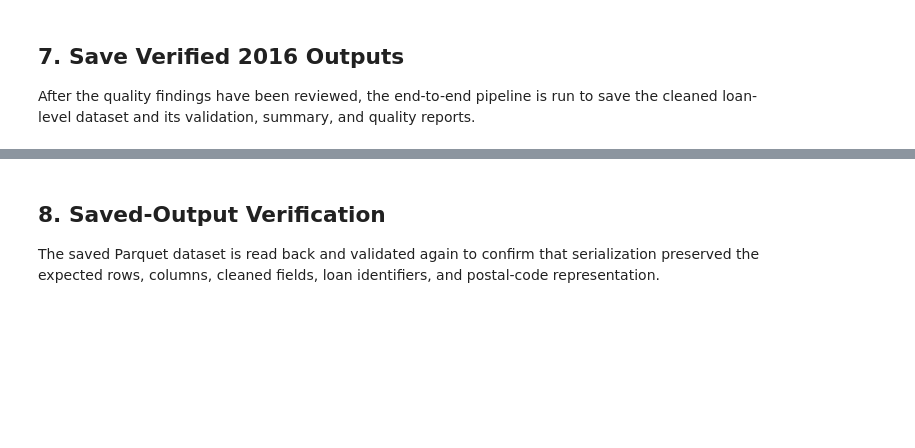
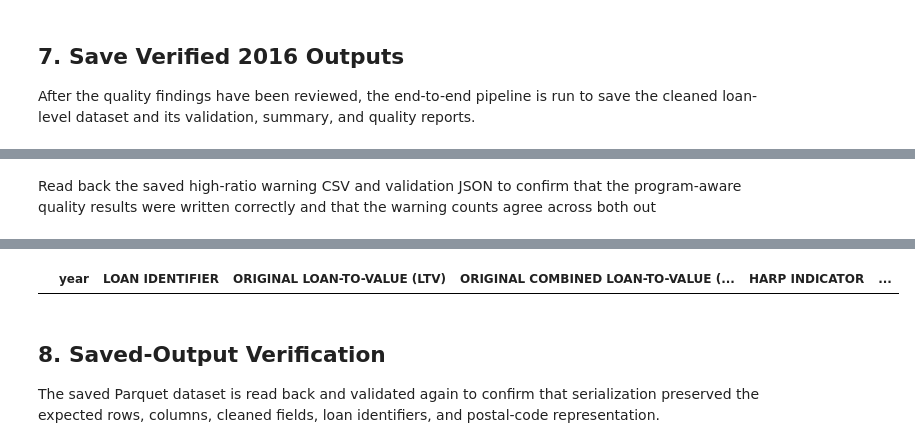
Before and after one commit to arifa1405/mortgage-model-reliability, a Jupyter notebook: notebooks/03_freddie_multi_year_origination_validation.ipynb, the cells around one changed output, grey strips where cells are left out. Cells and saved outputs as stored; diff of their text form; code cells hidden in the pictures; blank space fills up the shorter version.

```diff
--- a/notebooks/03_freddie_multi_year_origination_validation.ipynb
+++ b/notebooks/03_freddie_multi_year_origination_validation.ipynb
@@ -778 +832,41 @@ missingness: e:\capstone_project\mortgage-model-reliability\data\processed\Fredd
 validation: e:\capstone_project\mortgage-model-reliability\data\processed\Freddie_Mac\origination_2016_validation.json
+# %% [markdown]
+Read back the saved high-ratio warning CSV and validation JSON to confirm
+that the program-aware quality results were written correctly and that the
+warning counts agree across both out
+# %%
+import json
+
+
+saved_high_ratio_warnings_2016 = pd.read_csv(
+    pipeline_result_2016[
+        "output_paths"
+    ]["high_ratio_warnings"]
+)
+
+
+with pipeline_result_2016[
+    "output_paths"
+]["validation"].open(
+    mode="r",
+    encoding="utf-8",
+) as validation_file:
+    saved_validation_2016 = json.load(
+        validation_file
+    )
+
+
+print(
+    "Saved high-ratio warning rows:",
+    len(saved_high_ratio_warnings_2016),
+)
+
+print(
+    "Validation JSON warning rows:",
+    saved_validation_2016[
+        "high_ratio_warning_rows"
+    ],
+)
+
+display(saved_high_ratio_warnings_2016)
+# %% [output]
@@ -779,3 +875,4 @@ validation: e:\capstone_project\mortgage-model-reliability\data\processed\Freddi
+|  | year | LOAN IDENTIFIER | ORIGINAL LOAN-TO-VALUE (LTV) | ORIGINAL COMBINED LOAN-TO-VALUE (... | HARP INDICATOR | ... |
 # %% [markdown]
 ## 8. Saved-Output Verification
 
```
Also changed, not shown: parts of 7 cells of this notebook, 2 other files.
